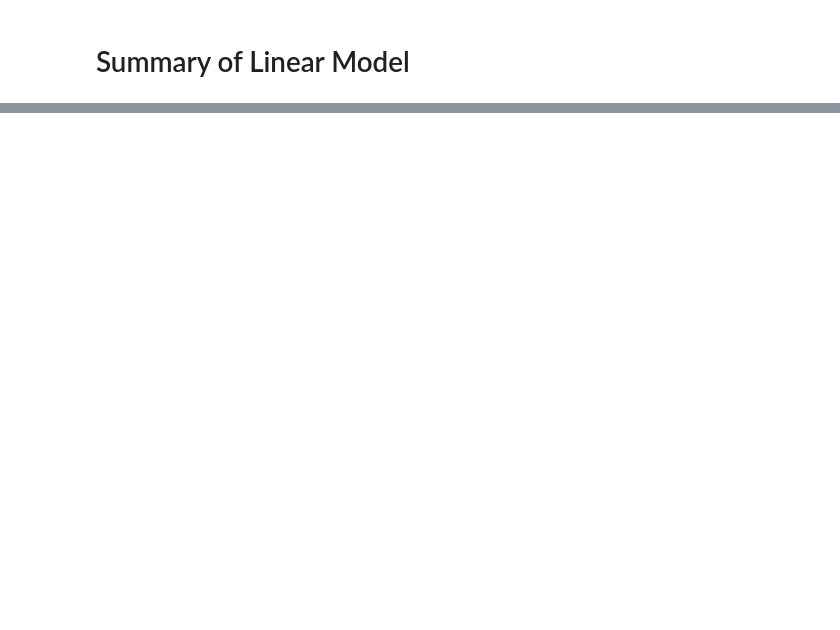
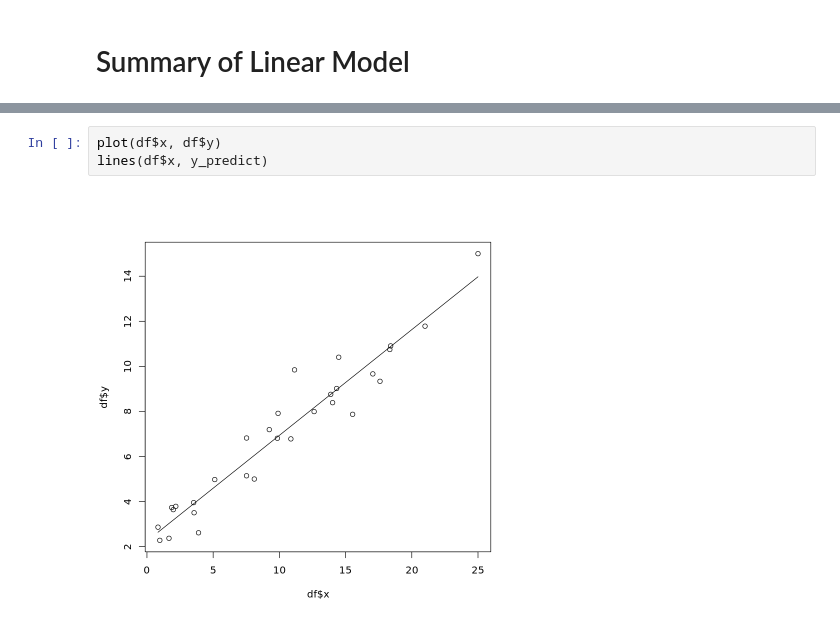
Before and after one commit to ZianneO/BSGP-LM, a Jupyter notebook: lmR.ipynb, the cells around one changed output, grey strips where cells are left out. Saved outputs shown, nothing was run; the diff lists cells and outputs as text; blank space fills up the shorter version.

```diff
--- a/lmR.ipynb
+++ b/lmR.ipynb
@@ -48,0 +87,5 @@ F-statistic: 368.4 on 1 and 28 DF,  p-value: < 2.2e-16
+# %%
+plot(df$x, df$y)
+lines(df$x, y_predict)
+# %% [output]
+[figure, added]
```
Also changed, not shown: parts of 12 cells of this notebook.
